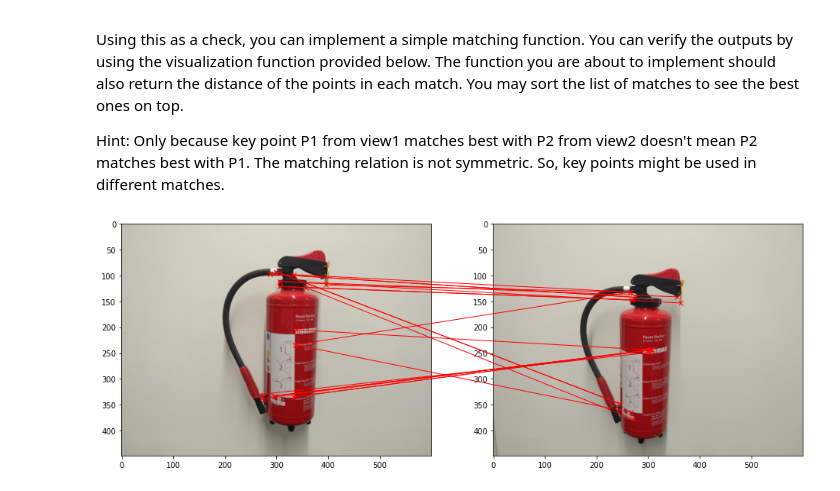
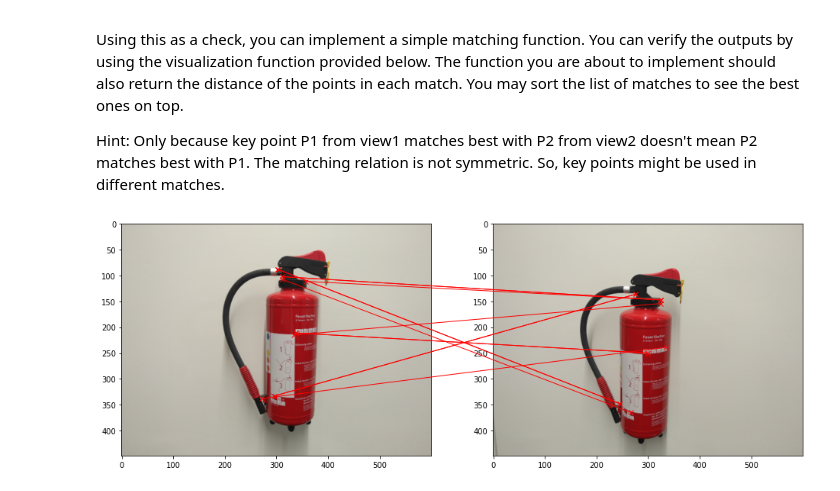
Before and after one commit to mrokuss/3dcv-students, a Jupyter notebook: 3.0-tl-feature-matching.ipynb, the cells around one changed output. Drawn from its saved outputs; the diff is of its cells as text; code cells hidden in the pictures.

```diff
--- a/3.0-tl-feature-matching.ipynb
+++ b/3.0-tl-feature-matching.ipynb
@@ -190,7 +190,7 @@ def extract_patches(img, keypoints, angles, patch_size=16):
     for (x,y), angle in zip(keypoints, angles):
         x += pad_size
         y += pad_size
-        cropped_img = padded_img[x-crop_size:x+crop_size,y-crop_size:y+crop_size]
+        cropped_img = padded_img[y-crop_size:y+crop_size,x-crop_size:x+crop_size]
         rotated_img = rotate(cropped_img, -angle)
         patches.append(rotated_img[int(crop_size-patch_size/2):int(crop_size+patch_size/2),
                                    int(crop_size-patch_size/2):int(crop_size+patch_size/2)])
@@ -286,8 +286,10 @@ def create_descriptors(img, keypoints, angles, patch_size=16, cell_size=4, histo
         mag = magnitudes[k]
         histos = np.zeros(128)
         for i in range(16):
-            o = ori[4*i:4*(i+1),4*i:4*(i+1)]
-            m = mag[4*i:4*(i+1),4*i:4*(i+1)]
+            x = int(i/4)
+            y = i % 4
+            o = ori[x:x+4,y:y+4]
+            m = mag[x:x+4,y:y+4]
             histos[8*i:8*(i+1)], _ = np.histogram(o,8,weights=m)
 
         # stack histograms together
@@ -399,14 +401,14 @@ def match_keypoints(features_view1, features_view2, threshold=0.7):
 # %%
 matches, match_distances = match_keypoints(features["view1"], features["view2"])
 
 # sort matches by distance
 sorted_matches = matches[np.argsort(match_distances)]
 
 # choose k best matches
-k = 20
+k = 12
 top_k_matches = sorted_matches[:k]
 
 # visualize
 plot_matches(view1, view2, keypoints["view1"][0], keypoints["view2"][0], top_k_matches)
 # %% [output]
-[figure, old version]
+[figure, new version]
```
Also changed, not shown: parts of 3 cells of this notebook.
